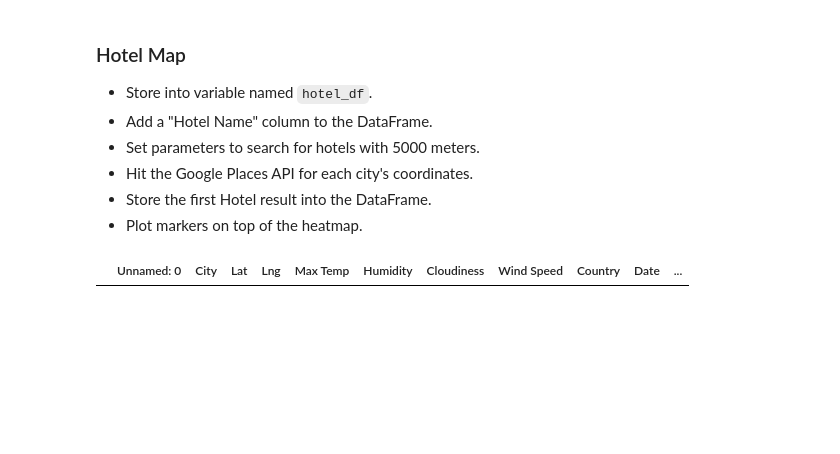
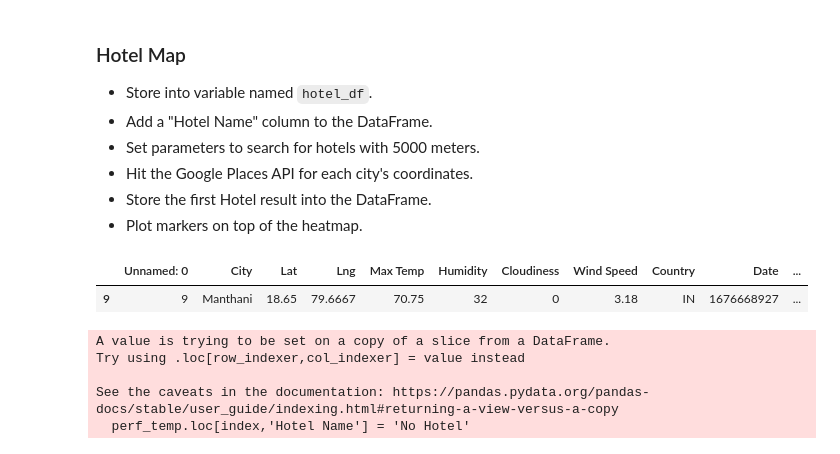
Before and after one commit to tannerhorton/weather_vacation_app, a Jupyter notebook: weather_vacation_py/VacationPy.ipynb, the cells around one changed output. Saved outputs shown, nothing was run; the diff lists cells and outputs as text; code cells hidden in the pictures; blank space fills up the shorter version.

```diff
--- a/weather_vacation_py/VacationPy.ipynb
+++ b/weather_vacation_py/VacationPy.ipynb
@@ -80,10 +83,10 @@ heatmap
 #3.zero cloudiness
 #drop any rows that do not satisfy all three conditions
 
-perf_temp = city_weather_df.loc[(city_weather_df['Max Temp'] < 80)&
+perfect_weather = city_weather_df.loc[(city_weather_df['Max Temp'] < 80)&
                                 (city_weather_df['Max Temp'] > 70)&
                                 (city_weather_df['Wind Speed'] < 10)&
                                 (city_weather_df['Cloudiness'] == 0)]
 
-perf_temp.count()
+perfect_weather.count()
 # %% [output]
@@ -100,7 +103,7 @@ Date          0
 dtype: int64
 # %%
 #drop rows with null values
-perf_temp = perf_temp.dropna(how='any')
-perf_temp.head()
+perfect_temperature = perfect_weather.dropna(how='any')
+perfect_temperature.head()
 # %% [output]
 |  | Unnamed: 0 | City | Lat | Lng | Max Temp | Humidity | Cloudiness | Wind Speed | Country | Date |
@@ -114,23 +118,18 @@ perf_temp.head()
 * Plot markers on top of the heatmap.
 # %%
 #add a hotel name column
-perf_temp['Hotel Name'] = ''
-perf_temp.head()
+hotels = perfect_temperature
+hotels['Hotel Name'] = None
+hotels
 # %% [output]
 |  | Unnamed: 0 | City | Lat | Lng | Max Temp | Humidity | Cloudiness | Wind Speed | Country | Date | ... |
+| 9 | 9 | Manthani | 18.65 | 79.6667 | 70.75 | 32 | 0 | 3.18 | IN | 1676668927 | ... |
 # %%
-#smaller sample size to avoid overuse of the Google Maps API call limits
-# perf_temp_reduced = perf_temp.iloc[0:10,:]
-# perf_temp_reduced
+# link : https://maps.googleapis.com/maps/api/place/nearbysearch/json?parameters
 
-##for each city, use Google Places API to find first hotel located within
-#5,000 meters of the coordinates
-
-#look at airport ratings lesson for instruction, and use iterrows
-# set up a parameters dictionary
 params = {
-    "radius": 5000,
-    "types": 'lodging',
+    "radius": 10000,
+    "types": "lodging",
     "keyword": "Hotel",
     "key": g_key
 }
@@ -138,16 +137,25 @@ params = {
 base_url = "https://maps.googleapis.com/maps/api/place/nearbysearch/json"
 
 for index, row in perf_temp.iterrows():
+    #getting the lat and lng value from df
     lat= row['Lat']
     lng= row['Lng']
     params['location'] = f'{lat},{lng}'
+    #base url for the request
     base_url = "https://maps.googleapis.com/maps/api/place/nearbysearch/json"
-
-    hotel_name = requests.get(base_url, params=params).json()
+    #making requests to get response
+    hotel_info = requests.get(base, params = params).json()
+    #try and except
     try:
         perf_temp.loc[index,'Hotel Name'] = hotel_name['results'][0]['name']
     except:
         perf_temp.loc[index,'Hotel Name'] = 'No Hotel'
+# %% [output]
+A value is trying to be set on a copy of a slice from a DataFrame.
+Try using .loc[row_indexer,col_indexer] = value instead
+
+See the caveats in the documentation: https://pandas.pydata.org/pandas-docs/stable/user_guide/indexing.html#returning-a-view-versus-a-copy
+  perf_temp.loc[index,'Hotel Name'] = 'No Hotel'
 # %%
 # NOTE: Do not change any of the code in this cell
 
```
Also changed, not shown: parts of 11 cells of this notebook, 11 other files.
